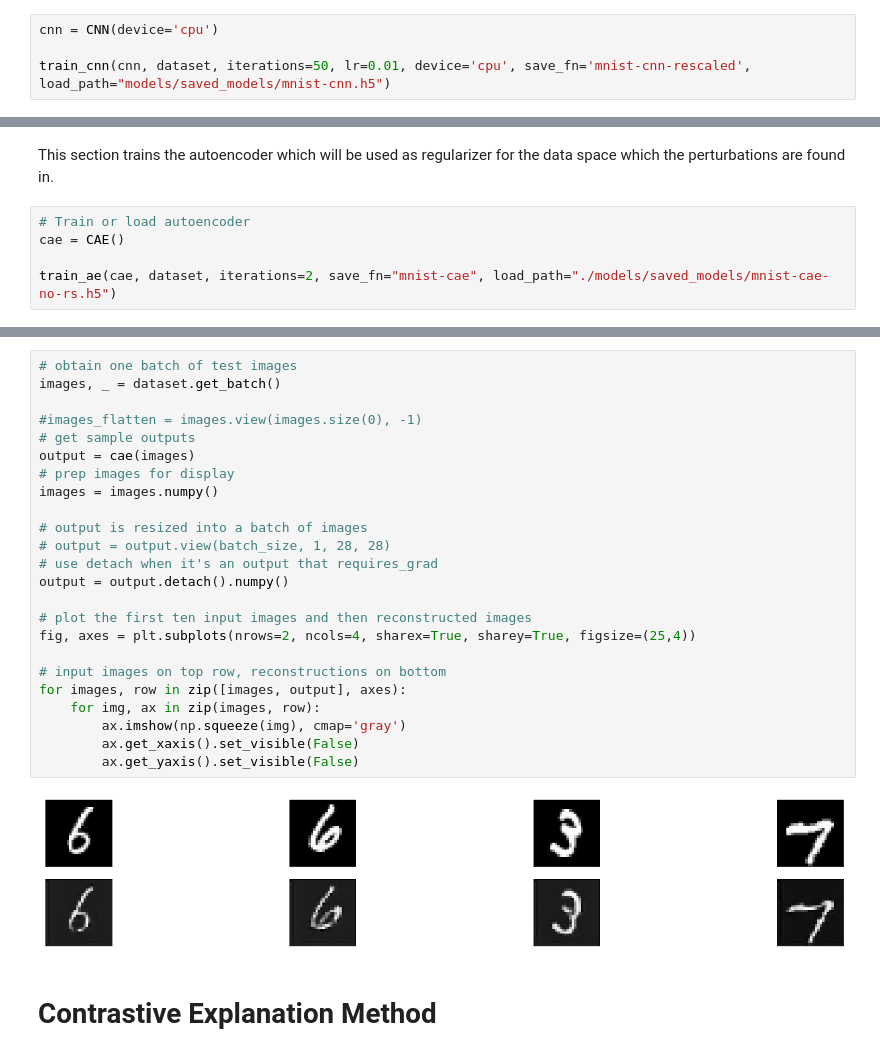
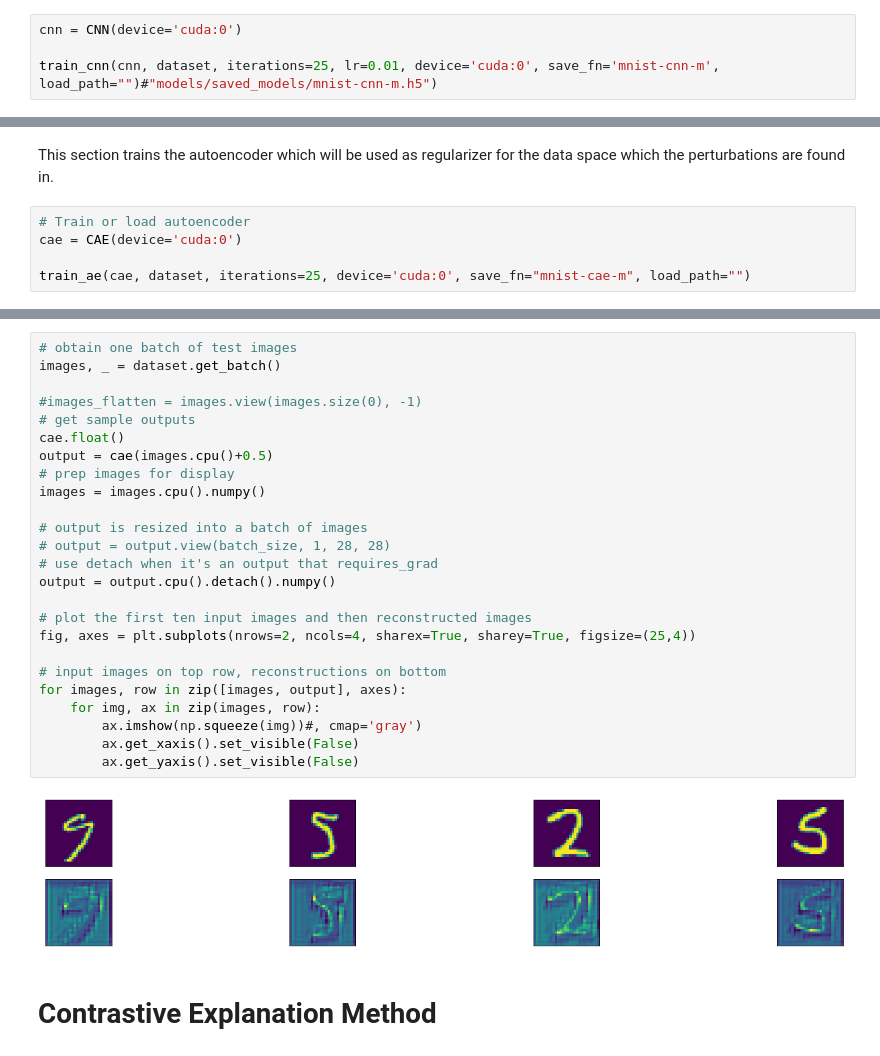
Before and after one commit to davidvos/contrastive-explanation-method, a Jupyter notebook: main-marcel.ipynb, the cells around one changed output, grey strips where cells are left out. Cells and saved outputs as stored; diff of their text form.

```diff
--- a/main-marcel.ipynb
+++ b/main-marcel.ipynb
@@ -19,6 +19,6 @@ dataset = MNIST(batch_size=64)
 # %% [markdown]
 # Training the classifier
 # %%
-cnn = CNN(device='cpu')
+cnn = CNN(device='cuda:0')
 
-train_cnn(cnn, dataset, iterations=50, lr=0.01, device='cpu', save_fn='mnist-cnn-rescaled', load_path="models/saved_models/mnist-cnn.h5")
+train_cnn(cnn, dataset, iterations=25, lr=0.01, device='cuda:0', save_fn='mnist-cnn-m', load_path="")#"models/saved_models/mnist-cnn-m.h5")
@@ -35,6 +53,6 @@ output = output.detach().numpy()
 This section trains the autoencoder which will be used as regularizer for the data space which the perturbations are found in.
 # %%
 # Train or load autoencoder
-cae = CAE()
+cae = CAE(device='cuda:0')
 
-train_ae(cae, dataset, iterations=2, save_fn="mnist-cae", load_path="./models/saved_models/mnist-cae-no-rs.h5")
+train_ae(cae, dataset, iterations=25, device='cuda:0', save_fn="mnist-cae-m", load_path="")
@@ -41,29 +77,30 @@ train_ae(cae, dataset, iterations=2, save_fn="mnist-cae", load_path="./models/sa
 # %%
 # obtain one batch of test images
 images, _ = dataset.get_batch()
 
 #images_flatten = images.view(images.size(0), -1)
 # get sample outputs
-output = cae(images)
+cae.float()
+output = cae(images.cpu()+0.5)
 # prep images for display
-images = images.numpy()
+images = images.cpu().numpy()
 
 # output is resized into a batch of images
 # output = output.view(batch_size, 1, 28, 28)
 # use detach when it's an output that requires_grad
-output = output.detach().numpy()
+output = output.cpu().detach().numpy()
 
 # plot the first ten input images and then reconstructed images
 fig, axes = plt.subplots(nrows=2, ncols=4, sharex=True, sharey=True, figsize=(25,4))
 
 # input images on top row, reconstructions on bottom
 for images, row in zip([images, output], axes):
     for img, ax in zip(images, row):
-        ax.imshow(np.squeeze(img), cmap='gray')
+        ax.imshow(np.squeeze(img))#, cmap='gray')
         ax.get_xaxis().set_visible(False)
         ax.get_yaxis().set_visible(False)
 # %% [output]
-[figure, old version]
+[figure, new version]
 # %% [markdown]
 # Contrastive Explanation Method
 # %%
```
Also changed, not shown: parts of 13 cells of this notebook, 11 other files.
